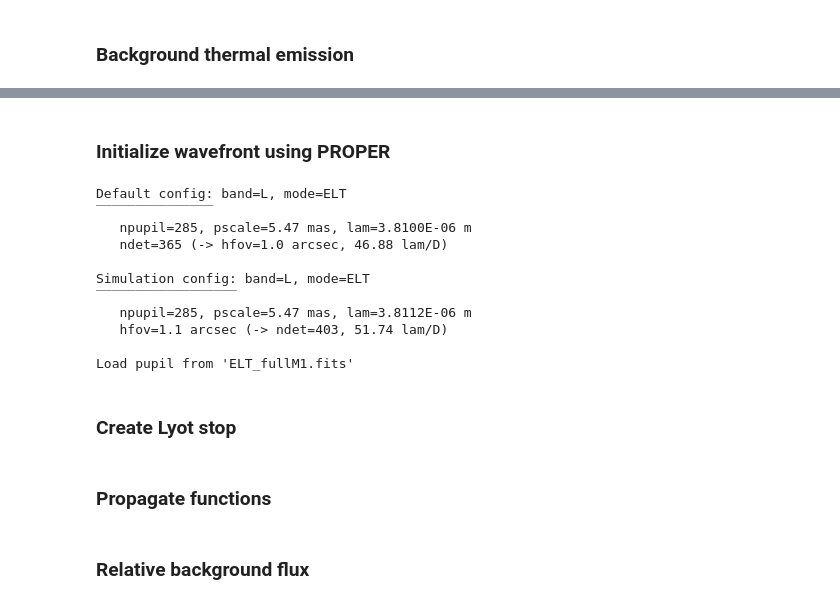
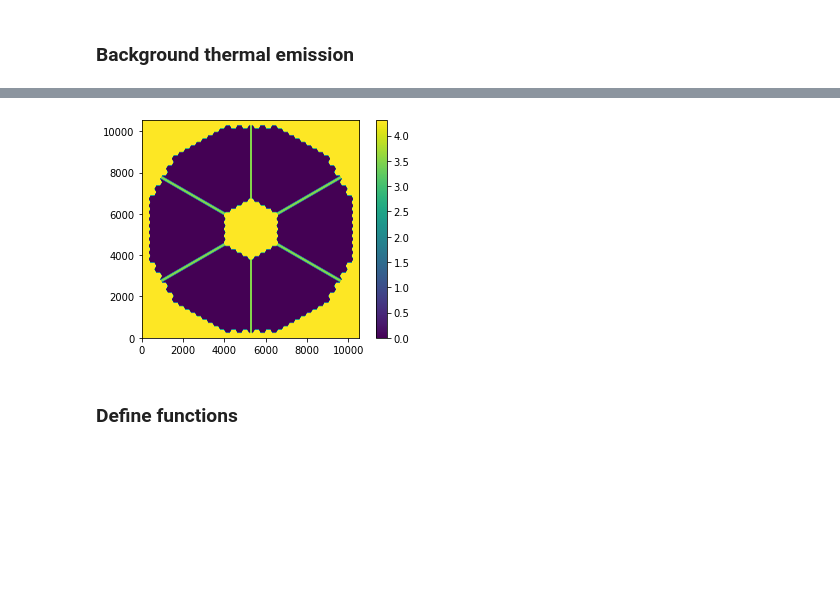
Before and after one commit to vortex-exoplanet/HEEPS, a Jupyter notebook: tools/pupil/pupil_blurring_IMG.ipynb, the cells around one changed output, grey strips where cells are left out. Cells and saved outputs as stored; diff of their text form; code cells hidden in the pictures; blank space fills up the shorter version.

```diff
--- a/tools/pupil/pupil_blurring_IMG.ipynb
+++ b/tools/pupil/pupil_blurring_IMG.ipynb
@@ -22,8 +15,9 @@ Populating the interactive namespace from numpy and matplotlib
 # %% [markdown]
 ### Inputs
 # %%
-maskM1 = fits.getdata('input_files/ELT_pupil/mask_M1.fits')
-spiders = fits.getdata('input_files/ELT_pupil/SpiderShadow.fits')
+os.chdir(os.path.normpath(os.path.expandvars('$HOME/heeps_metis/input_files/pupil')))
+maskM1 = fits.getdata('eso/mask_fullM1.fits')
+spiders = fits.getdata('eso/SpiderShadow.fits')
 nimg = 10526                # size of the high-res pupil image
 phot_spiders_L = 3.5        # pixels on the spiders (for 1 inside the pupil)
 phot_spiders_N = 4.3
@@ -40,6 +34,15 @@ diam_allglass_int = 11.213
 # averaged full-M1 diameters
 diam_fullM1_ext = 37.812
 diam_fullM1_int = 10.196
-# IMG-PP1 diameters in mm
-pupil_size_IMG_PP1 = 45
-pupil_img_size_IMG_PP1 = pupil_size_IMG_PP1*pupil_img_size/diam_nominal_ext
+# METIS diameters in mm
+diam_nominal_METIS = 45
+pupil_img_size_METIS = diam_nominal_METIS*pupil_img_size/diam_nominal_ext
+print('pupil_img_size_METIS = %.2f mm'%pupil_img_size_METIS)
+# Huygens PSF data
+data = 'pupil_blurring/IMG_VPM_sweetspot%s_pp1.txt'
+data_spacing = 0.014239     # in mm
+# 2D map
+npup = 31
+nspi = 31
+rp = np.linspace(0, 0.06, npup)
+rs = np.linspace(0, 0.06, nspi)
@@ -71,5 +71,2 @@ def convolve_pupil(pup, kernel, verbose=True):
 # %% [markdown]
 ### Background thermal emission
-# %%
-pup = background_emission(phot_envirnt_L, phot_spiders_L)
-fits.writeto('Pupil_blurring/background_emission_L.fits', pup, overwrite=True)
@@ -95,7 +72,0 @@ plt.colorbar()
-# %%
-pup = fits.getdata('Pupil_blurring/background_emission_L.fits')
-npupil_IMG_PP1 = np.ceil(nkernel*pupil_img_size_IMG_PP1/kernel_size)
-pup = resize_img(pup, int(npupil_IMG_PP1))
-pup_img = convolve_pupil(pup, kernel)
-plt.colorbar()
-fits.writeto('Pupil_blurring/HuygensPSF+6mmPiston/pup_img_L.fits', pup_img, overwrite=True)
@@ -137,35 +72,0 @@ plt.savefig('Pupil_blurring/HuygensPSF+6mmPiston/blurred_part_pup_img.png', dpi=
-# %% [markdown]
-### Initialize wavefront using PROPER
-# %%
-# 1. Create a config dictionary with your simulation parameters.
-conf = dict(
-    band = 'L',
-    mode = 'ELT',
-    dir_output = 'Pupil_blurring/HuygensPSF+6mmPiston',
-    f_pupil = 'pupil/ELT_fullM1.fits',
-    f_lyot_stop = '',
-    add_phase = False,
-    send_to = None, #'cdelacroix@uliege.be',
-    nframes = 1,
-    cpu_count = 30
-)
-conf = heeps.config.read_config(verbose=True, **conf)
-conf = heeps.config.update_config(saveconf=True, verbose=True, **conf)
-cpu_count = conf['cpu_count']
-wf = heeps.pupil.pupil(savefits=True,  norm_I=False, verbose=True, **conf)
-pup_img = fits.getdata('Pupil_blurring/HuygensPSF+6mmPiston/pup_img_L.fits')
-pup_img = resize_img(np.float32(pup_img), conf['npupil'])
-# %% [output]
-Default config: band=L, mode=ELT
-‾‾‾‾‾‾‾‾‾‾‾‾‾‾‾
-   npupil=285, pscale=5.47 mas, lam=3.8100E-06 m
-   ndet=365 (-> hfov=1.0 arcsec, 46.88 lam/D)
-
-Simulation config: band=L, mode=ELT
-‾‾‾‾‾‾‾‾‾‾‾‾‾‾‾‾‾‾
-   npupil=285, pscale=5.47 mas, lam=3.8112E-06 m
-   hfov=1.1 arcsec (-> ndet=403, 51.74 lam/D)
-
-Load pupil from 'ELT_fullM1.fits'
-# %% [markdown]
-### Create Lyot stop
@@ -192,2 +73,12 @@ def create_ls(d_ext, d_int, ls_dRext, ls_dRint, ls_dRspi):
+# %%
+filename = 'pupil_blurring/background_emission_L.fits'
+if os.path.isfile(filename):
+    pup = fits.getdata(filename)
+else:
+    pup = maskM1*((1 - spiders)*phot_spiders_L) + (1 - maskM1)*phot_envirnt_L
+    fits.writeto(filename, pup, overwrite=True)
+plt.imshow(pup, origin='lower'); plt.colorbar();
+# %% [output]
+[figure, added]
 # %% [markdown]
-### Propagate functions
+### Define functions
@@ -237,2 +84,0 @@ def propag_multi(r_pups, r_spis, cpu_count=cpu_count, verbose=False):
-# %% [markdown]
-### Relative background flux
```
Also changed, not shown: parts of 33 cells of this notebook.
